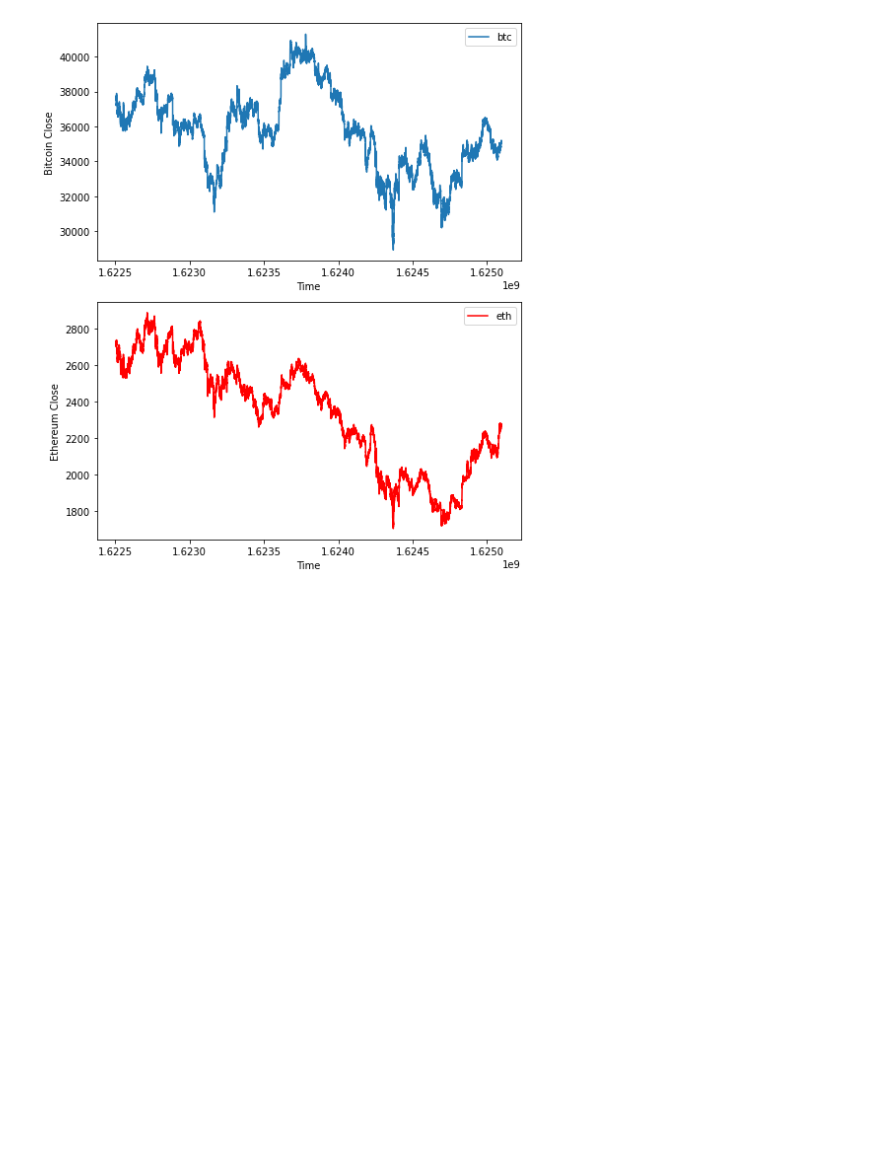
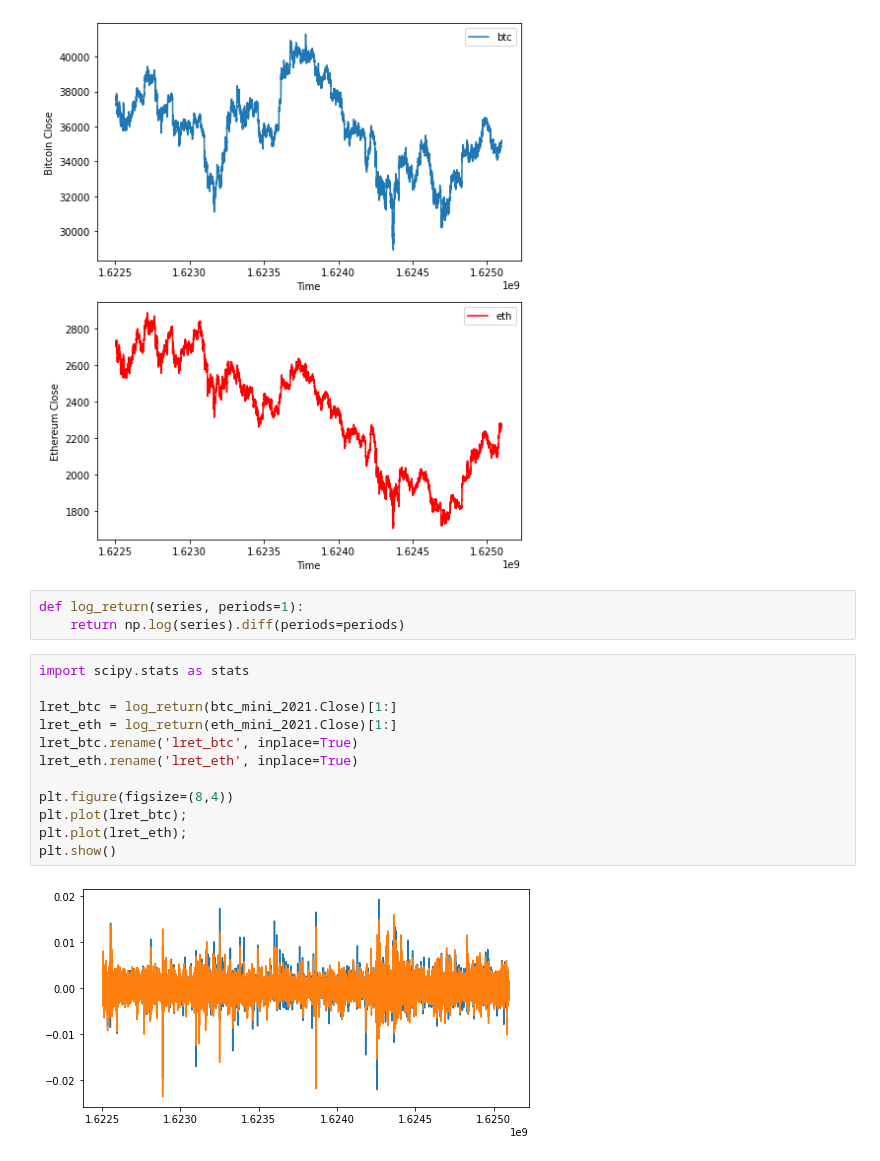
Before and after one commit to TatakisDom/Kaggle_G_Research, a Jupyter notebook: tutorial-g-research.ipynb, the cells around one changed output. Drawn from its saved outputs; the diff is of its cells as text; blank space fills up the shorter version.

```diff
--- a/tutorial-g-research.ipynb
+++ b/tutorial-g-research.ipynb
@@ -198,3 +198,20 @@ plt.tight_layout()
 plt.show()
 # %% [output]
 [figure]
+# %%
+def log_return(series, periods=1):
+    return np.log(series).diff(periods=periods)
+# %%
+import scipy.stats as stats
+
+lret_btc = log_return(btc_mini_2021.Close)[1:]
+lret_eth = log_return(eth_mini_2021.Close)[1:]
+lret_btc.rename('lret_btc', inplace=True)
+lret_eth.rename('lret_eth', inplace=True)
+
+plt.figure(figsize=(8,4))
+plt.plot(lret_btc);
+plt.plot(lret_eth);
+plt.show()
+# %% [output]
+[figure, added]
```
Also changed, not shown: parts of 13 cells of this notebook.
